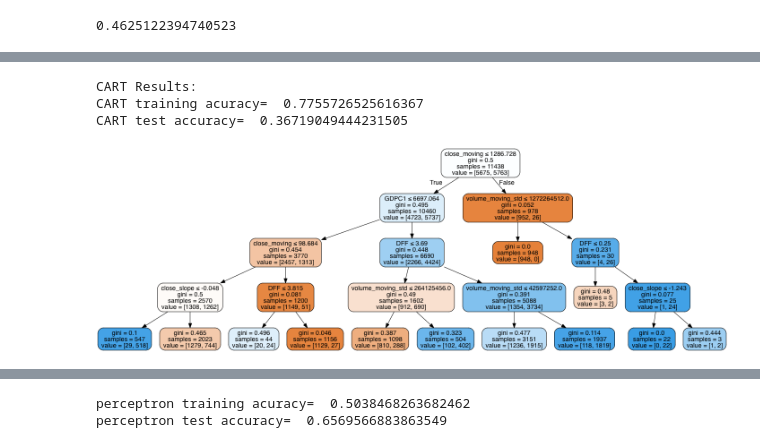
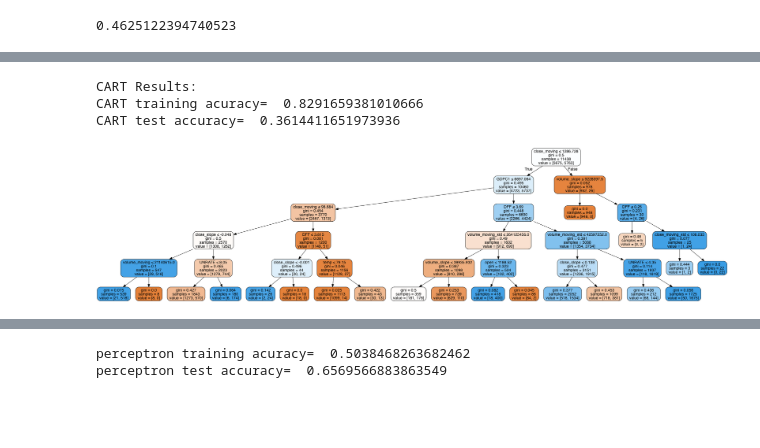
Before and after one commit to NolanSmithSolutions/Course, a Jupyter notebook: Statistical_Modeling/Machine_Learning.ipynb, the cells around one changed output, grey strips where cells are left out. Cells and saved outputs as stored; diff of their text form; code cells hidden in the pictures; blank space fills up the shorter version.

```diff
--- a/Statistical_Modeling/Machine_Learning.ipynb
+++ b/Statistical_Modeling/Machine_Learning.ipynb
@@ -380,7 +578,7 @@ KNN test accuracy=  0.3878880797240322
 # %%
-cart(x_train, x_test, y_train, y_test, colz, True, 4,10)
+cart(x_train, x_test, y_train, y_test, colz, True, maxdepth=5,minsamples=10)
 # %% [output]
 CART Results:
-CART training acuracy=  0.7755726525616367
-CART test accuracy=  0.36719049444231505
+CART training acuracy=  0.8291659381010666
+CART test accuracy=  0.3614411651973936
-[figure, old version]
+[figure, new version]
```
Also changed, not shown: parts of 29 cells of this notebook, 6 other files.
